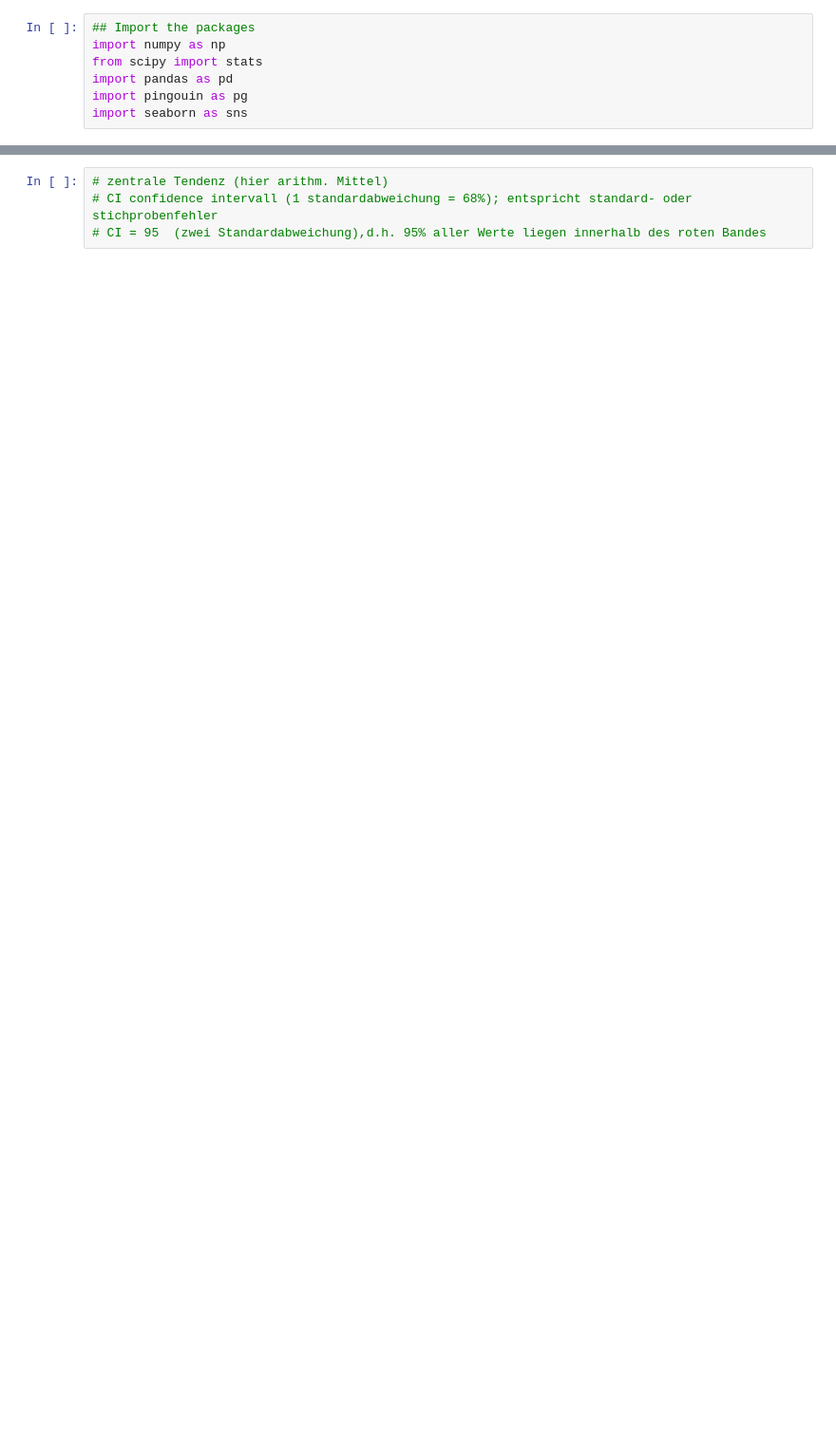
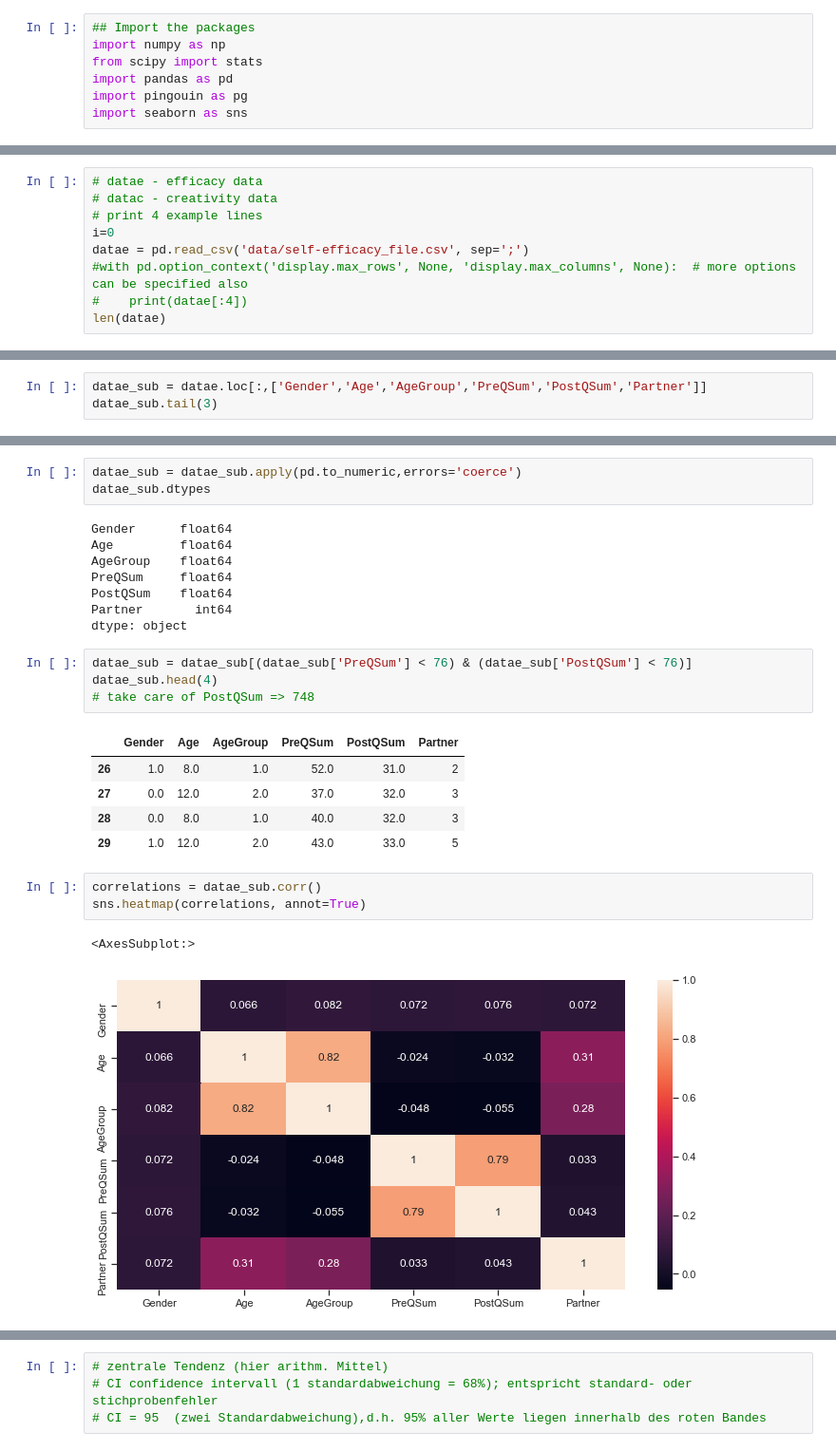
Before and after one commit to chrvoigt/doit_t-test, a Jupyter notebook: t-test.ipynb, the cells around one changed output, grey strips where cells are left out. Shown: that part at 95% size. Cells and saved outputs as stored; diff of their text form; blank space fills up the shorter version.

```diff
--- a/t-test.ipynb
+++ b/t-test.ipynb
@@ -76,0 +30,9 @@ Name: Gender, dtype: int64
+# %%
+# datae - efficacy data
+# datac - creativity data
+# print 4 example lines
+i=0
+datae = pd.read_csv('data/self-efficacy_file.csv', sep=';')
+#with pd.option_context('display.max_rows', None, 'display.max_columns', None):  # more options can be specified also
+#    print(datae[:4])
+len(datae)
@@ -76,0 +64,3 @@ Name: Gender, dtype: int64
+# %%
+datae_sub = datae.loc[:,['Gender','Age','AgeGroup','PreQSum','PostQSum','Partner']]
+datae_sub.tail(3)
@@ -76,0 +72,27 @@ Name: Gender, dtype: int64
+# %%
+datae_sub = datae_sub.apply(pd.to_numeric,errors='coerce')
+datae_sub.dtypes
+# %% [output]
+Gender      float64
+Age         float64
+AgeGroup    float64
+PreQSum     float64
+PostQSum    float64
+Partner       int64
+dtype: object
+# %%
+datae_sub = datae_sub[(datae_sub['PreQSum'] < 76) & (datae_sub['PostQSum'] < 76)]
+datae_sub.head(4)
+# take care of PostQSum => 748
+# %% [output]
+|  | Gender | Age | AgeGroup | PreQSum | PostQSum | Partner |
+| 26 | 1.0 | 8.0 | 1.0 | 52.0 | 31.0 | 2 |
+| 27 | 0.0 | 12.0 | 2.0 | 37.0 | 32.0 | 3 |
+| 28 | 0.0 | 8.0 | 1.0 | 40.0 | 32.0 | 3 |
+| 29 | 1.0 | 12.0 | 2.0 | 43.0 | 33.0 | 5 |
+# %%
+correlations = datae_sub.corr()
+sns.heatmap(correlations, annot=True)
+# %% [output]
+<AxesSubplot:>
+[figure, added]
```
Also changed, not shown: parts of 48 cells of this notebook.
